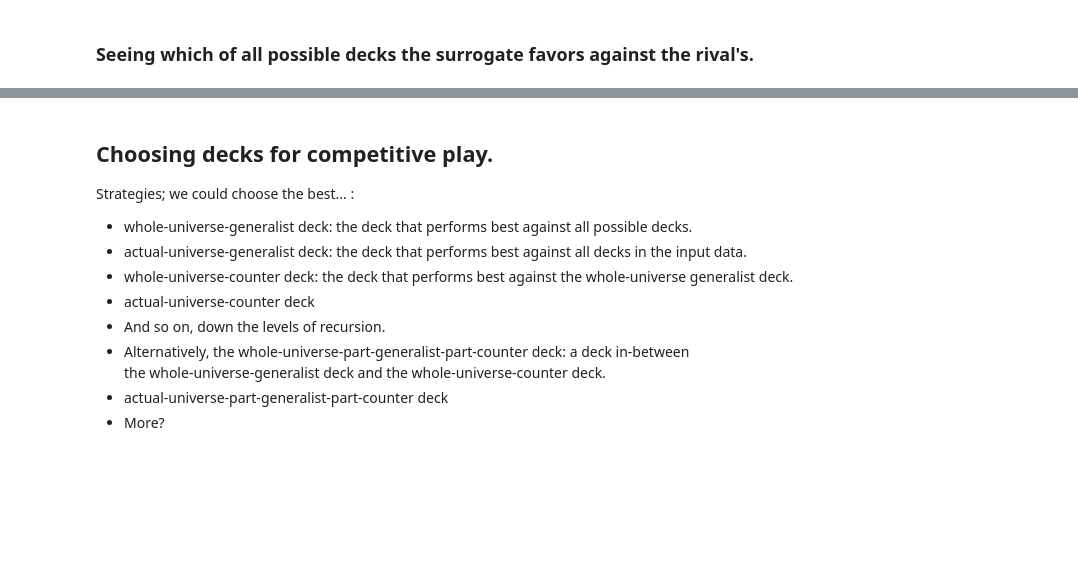
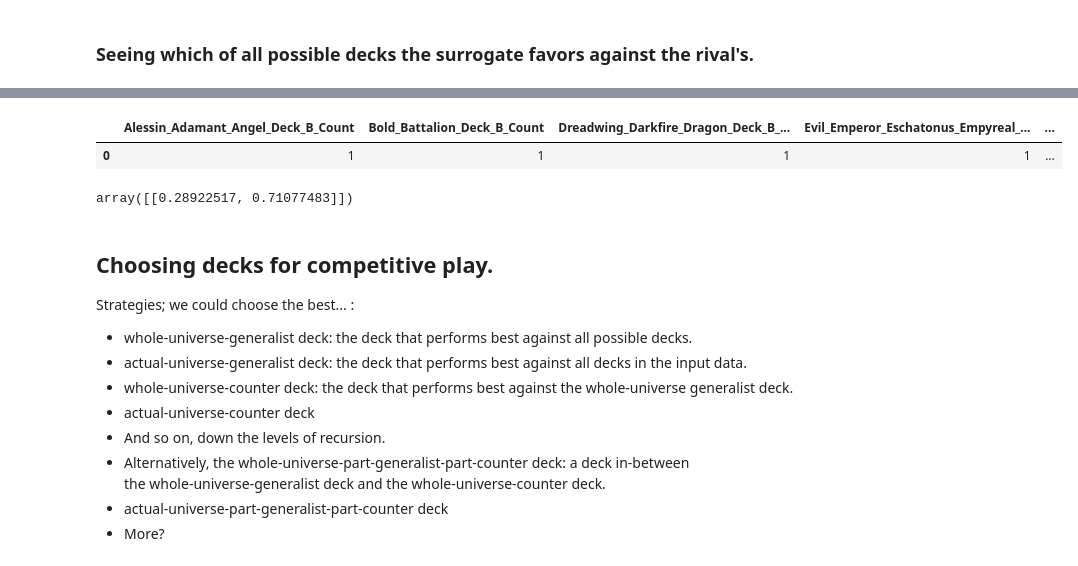
Before and after one commit to allswellthatsmaxwell/lesswrong_games, a Jupyter notebook: py/mtg.ipynb, the cells around one changed output, grey strips where cells are left out. Drawn from its saved outputs; the diff is of its cells as text; code cells hidden in the pictures; blank space fills up the shorter version.

```diff
--- a/py/mtg.ipynb
+++ b/py/mtg.ipynb
@@ -105,3 +129,17 @@ deck_defeater.possible_decks_and_predictions
+# %%
+rival_deck
+# %% [output]
+|  | Alessin_Adamant_Angel_Deck_B_Count | Bold_Battalion_Deck_B_Count | Dreadwing_Darkfire_Dragon_Deck_B_... | Evil_Emperor_Eschatonus_Empyreal_... | ... |
+| 0 | 1 | 1 | 1 | 1 | ... |
+# %%
+best_deck_against_rival = (
+    past_games.deck_from_game_id('_'.join(
+        [str(x) for x in [3,0,0,0,0,0,0,0,1,6,2,0]])))
+best_deck_against_rival.columns = [
+    c + '_Deck_A_Count' for c in best_deck_against_rival.columns]
+model.predict_proba(pd.concat([best_deck_against_rival, rival_deck], axis=1))
+# %% [output]
+array([[0.28922517, 0.71077483]])
 # %% [markdown]
 ## Choosing decks for competitive play.
 Strategies; we could choose the best... :
```
Also changed, not shown: parts of 19 cells of this notebook, 1 other file.
